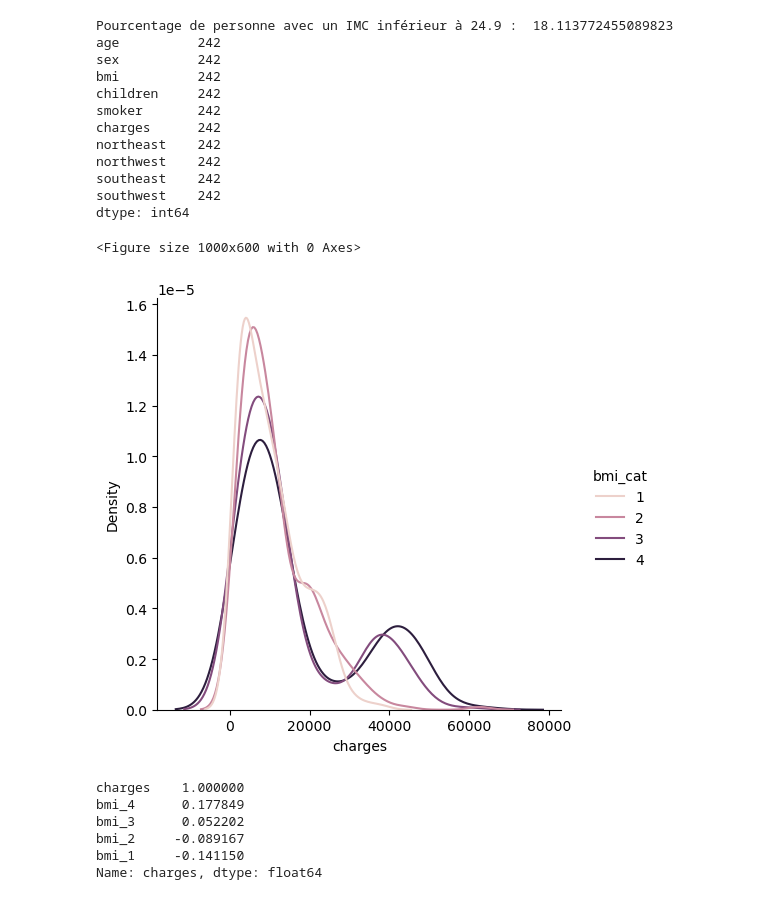
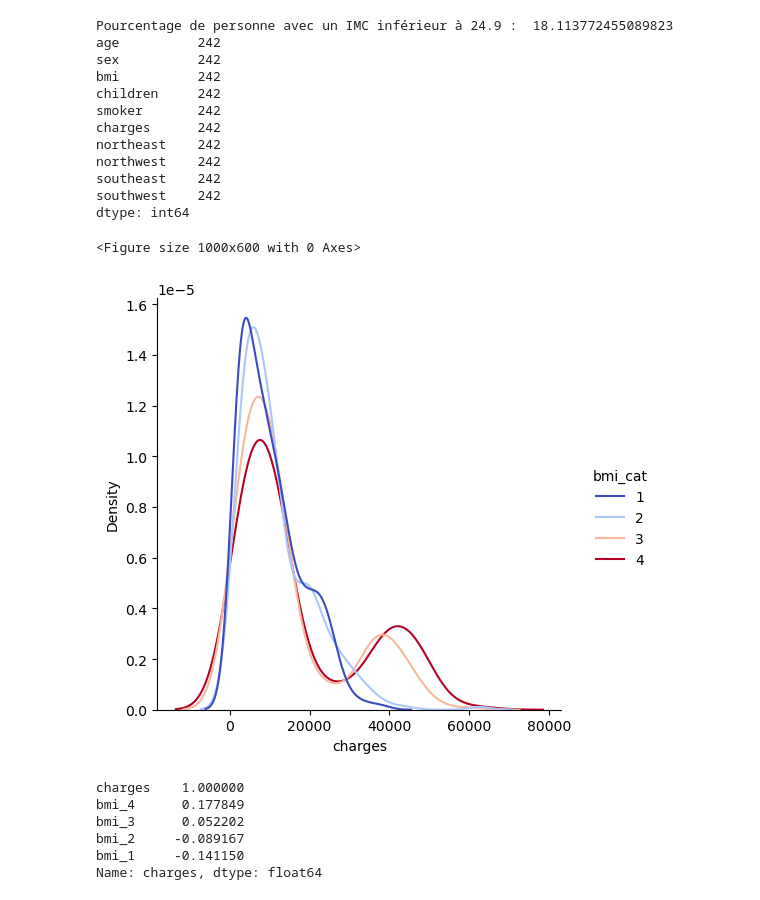
Before and after one commit to sacha-sz/SY09-Projet, a Jupyter notebook: EDA.ipynb, the cells around one changed output. Saved outputs shown, nothing was run; the diff lists cells and outputs as text; code cells hidden in the pictures.

```diff
--- a/EDA.ipynb
+++ b/EDA.ipynb
@@ -156,11 +156,11 @@ q3 = df["bmi"].quantile(0.75)
 df["bmi_cat"] = df["bmi"].apply(lambda x: 1 if x < q1 else 2 if x < q2 else 3 if x < q3 else 4)
 # %%
 plt.figure(figsize=(10, 6))
-sns.displot(df, x="charges", hue="bmi_cat", kind="kde", )
+sns.displot(df, x="charges", hue="bmi_cat", kind="kde", palette="coolwarm")
 plt.show()
 # %% [output]
 <Figure size 1000x600 with 0 Axes>
-[figure, old version]
+[figure, new version]
 # %%
 # Correlation of bmi cat and charges
 encoded_bmi = pd.get_dummies(df["bmi_cat"], prefix="bmi")
```
Also changed, not shown: parts of 2 cells of this notebook.
